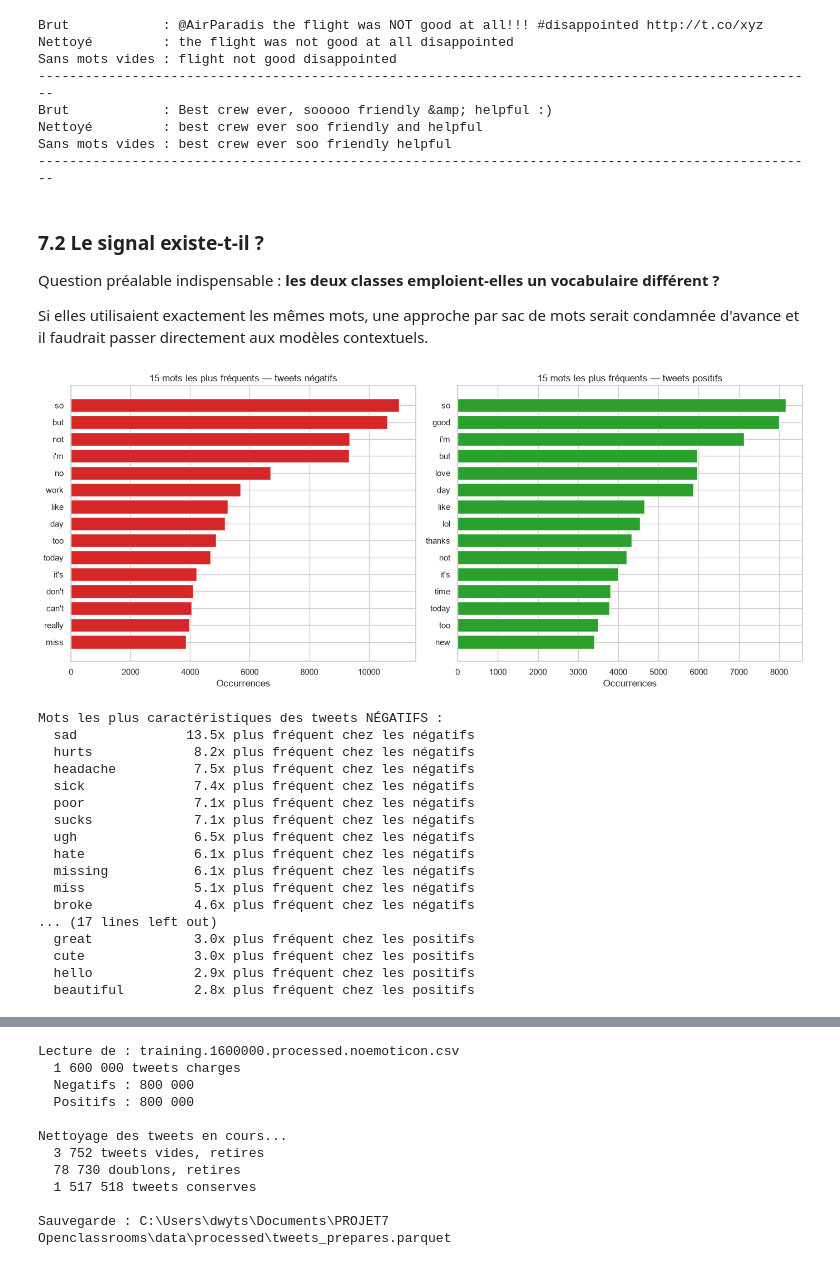
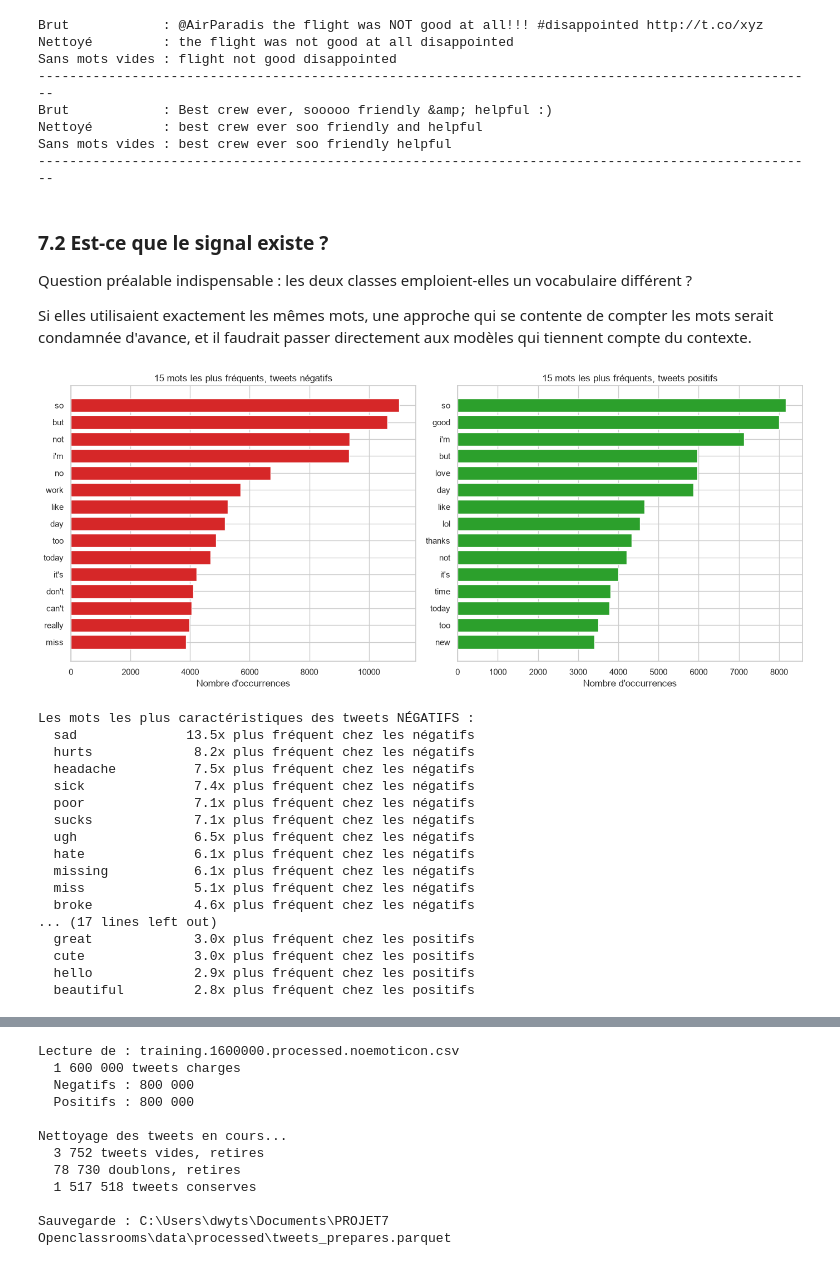
Before and after one commit to Dimitriwts/projet7-analyse-sentiments, a Jupyter notebook: notebooks/01_exploration_donnees.ipynb, the cells around one changed output, grey strips where cells are left out. Cells and saved outputs as stored; diff of their text form; code cells hidden in the pictures.

```diff
--- a/notebooks/01_exploration_donnees.ipynb
+++ b/notebooks/01_exploration_donnees.ipynb
@@ -372,42 +395,45 @@ Nettoyé         : best crew ever soo friendly and helpful
 Sans mots vides : best crew ever soo friendly helpful
 ----------------------------------------------------------------------------------------------------
 # %% [markdown]
-### 7.2 Le signal existe-t-il ?
+### 7.2 Est-ce que le signal existe ?
 
-Question préalable indispensable : **les deux classes emploient-elles un vocabulaire
-différent ?**
+Question préalable indispensable : les deux classes emploient-elles un
+vocabulaire différent ?
 
-Si elles utilisaient exactement les mêmes mots, une approche par sac de mots serait condamnée
-d'avance et il faudrait passer directement aux modèles contextuels.
+Si elles utilisaient exactement les mêmes mots, une approche qui se contente
+de compter les mots serait condamnée d'avance, et il faudrait passer
+directement aux modèles qui tiennent compte du contexte.
 # %%
 compteurs = {}
 for valeur_label, nom_classe in [(0, "Négatif"), (1, "Positif")]:
     textes = echantillon.loc[echantillon["label"] == valeur_label, "texte_nettoye"]
     mots = " ".join(textes.apply(retirer_mots_vides)).split()
     compteurs[nom_classe] = Counter(mots)
 
 figure, axes = plt.subplots(1, 2, figsize=(14, 6))
 
 for axe, (nom_classe, couleur) in zip(axes, [("Négatif", "#d62728"), ("Positif", "#2ca02c")]):
     plus_frequents = compteurs[nom_classe].most_common(15)
     mots = [mot for mot, _ in plus_frequents][::-1]
     effectifs = [effectif for _, effectif in plus_frequents][::-1]
 
     axe.barh(mots, effectifs, color=couleur)
-    axe.set_title(f"15 mots les plus fréquents — tweets {nom_classe.lower()}s")
-    axe.set_xlabel("Occurrences")
+    axe.set_title(f"15 mots les plus fréquents, tweets {nom_classe.lower()}s")
+    axe.set_xlabel("Nombre d'occurrences")
 
 plt.tight_layout()
 plt.show()
 # %% [output]
-[figure, old version]
+[figure, new version]
 # %%
-# Mots les plus DISCRIMINANTS : présents dans une classe et rares dans l'autre.
-# Le rapport des fréquences est bien plus parlant que la fréquence brute, car
-# les mots très courants ("day", "work") arrivent en tête des DEUX classes et
-# n'apprennent donc rien.
+# Les mots les plus caractéristiques d'une classe, c'est-à-dire ceux qui sont
+# présents dans l'une et rares dans l'autre.
+#
+# Je regarde le rapport des fréquences et pas la fréquence brute, parce que
+# les mots très courants comme "day" ou "work" arrivent en tête des deux
+# classes et n'apprennent donc rien.
 
-LISSAGE = 50          # évite la division par zéro et écarte les mots trop rares
+LISSAGE = 50            # évite de diviser par zéro et écarte les mots trop rares
 EFFECTIF_MINIMAL = 500  # un mot vu 3 fois donnerait un rapport ininterprétable
 
 frequences_negatives = compteurs["Négatif"]
@@ -421,15 +447,15 @@ scores = {
 
 classement = sorted(scores.items(), key=lambda couple: couple[1])
 
-print("Mots les plus caractéristiques des tweets NÉGATIFS :")
+print("Les mots les plus caractéristiques des tweets NÉGATIFS :")
 for mot, score in classement[:15]:
     print(f"  {mot:15s} {1 / score:5.1f}x plus fréquent chez les négatifs")
 
-print("\nMots les plus caractéristiques des tweets POSITIFS :")
+print("\nLes mots les plus caractéristiques des tweets POSITIFS :")
 for mot, score in classement[-15:][::-1]:
     print(f"  {mot:15s} {score:5.1f}x plus fréquent chez les positifs")
 # %% [output]
-Mots les plus caractéristiques des tweets NÉGATIFS :
+Les mots les plus caractéristiques des tweets NÉGATIFS :
   sad              13.5x plus fréquent chez les négatifs
   hurts             8.2x plus fréquent chez les négatifs
   headache          7.5x plus fréquent chez les négatifs
```
Also changed, not shown: parts of 25 cells of this notebook, 8 other files.
